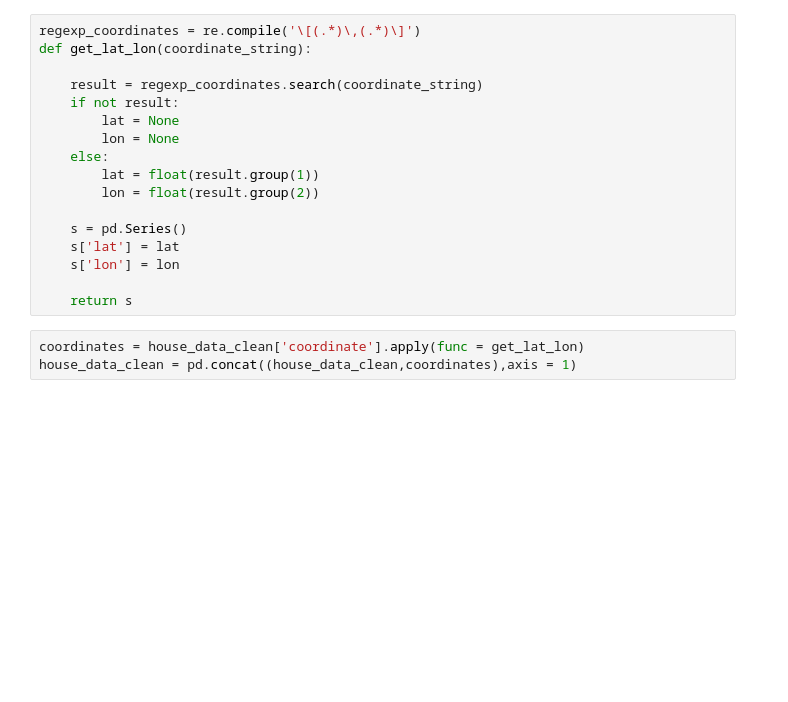
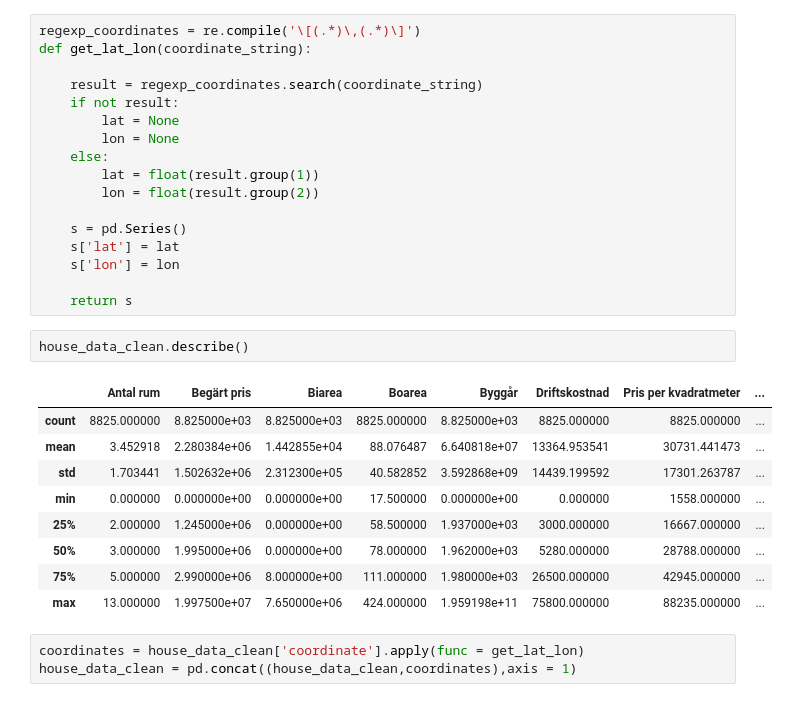
Before and after one commit to martinlarsalbert/hemnet, a Jupyter notebook: 02_cleaning.ipynb, the cells around one changed output. Saved outputs shown, nothing was run; the diff lists cells and outputs as text; blank space fills up the shorter version.

```diff
--- a/02_cleaning.ipynb
+++ b/02_cleaning.ipynb
@@ -119,6 +211,18 @@ def get_lat_lon(coordinate_string):
     s['lon'] = lon
 
     return s
+# %%
+house_data_clean.describe()
+# %% [output]
+|  | Antal rum | Begärt pris | Biarea | Boarea | Byggår | Driftskostnad | Pris per kvadratmeter | ... |
+| count | 8825.000000 | 8.825000e+03 | 8.825000e+03 | 8825.000000 | 8.825000e+03 | 8825.000000 | 8825.000000 | ... |
+| mean | 3.452918 | 2.280384e+06 | 1.442855e+04 | 88.076487 | 6.640818e+07 | 13364.953541 | 30731.441473 | ... |
+| std | 1.703441 | 1.502632e+06 | 2.312300e+05 | 40.582852 | 3.592868e+09 | 14439.199592 | 17301.263787 | ... |
+| min | 0.000000 | 0.000000e+00 | 0.000000e+00 | 17.500000 | 0.000000e+00 | 0.000000 | 1558.000000 | ... |
+| 25% | 2.000000 | 1.245000e+06 | 0.000000e+00 | 58.500000 | 1.937000e+03 | 3000.000000 | 16667.000000 | ... |
+| 50% | 3.000000 | 1.995000e+06 | 0.000000e+00 | 78.000000 | 1.962000e+03 | 5280.000000 | 28788.000000 | ... |
+| 75% | 5.000000 | 2.990000e+06 | 8.000000e+00 | 111.000000 | 1.980000e+03 | 26500.000000 | 42945.000000 | ... |
+| max | 13.000000 | 1.997500e+07 | 7.650000e+06 | 424.000000 | 1.959198e+11 | 75800.000000 | 88235.000000 | ... |
 # %%
 coordinates = house_data_clean['coordinate'].apply(func = get_lat_lon)
 house_data_clean = pd.concat((house_data_clean,coordinates),axis = 1)
```
Also changed, not shown: parts of 27 cells of this notebook, 3 other files.
